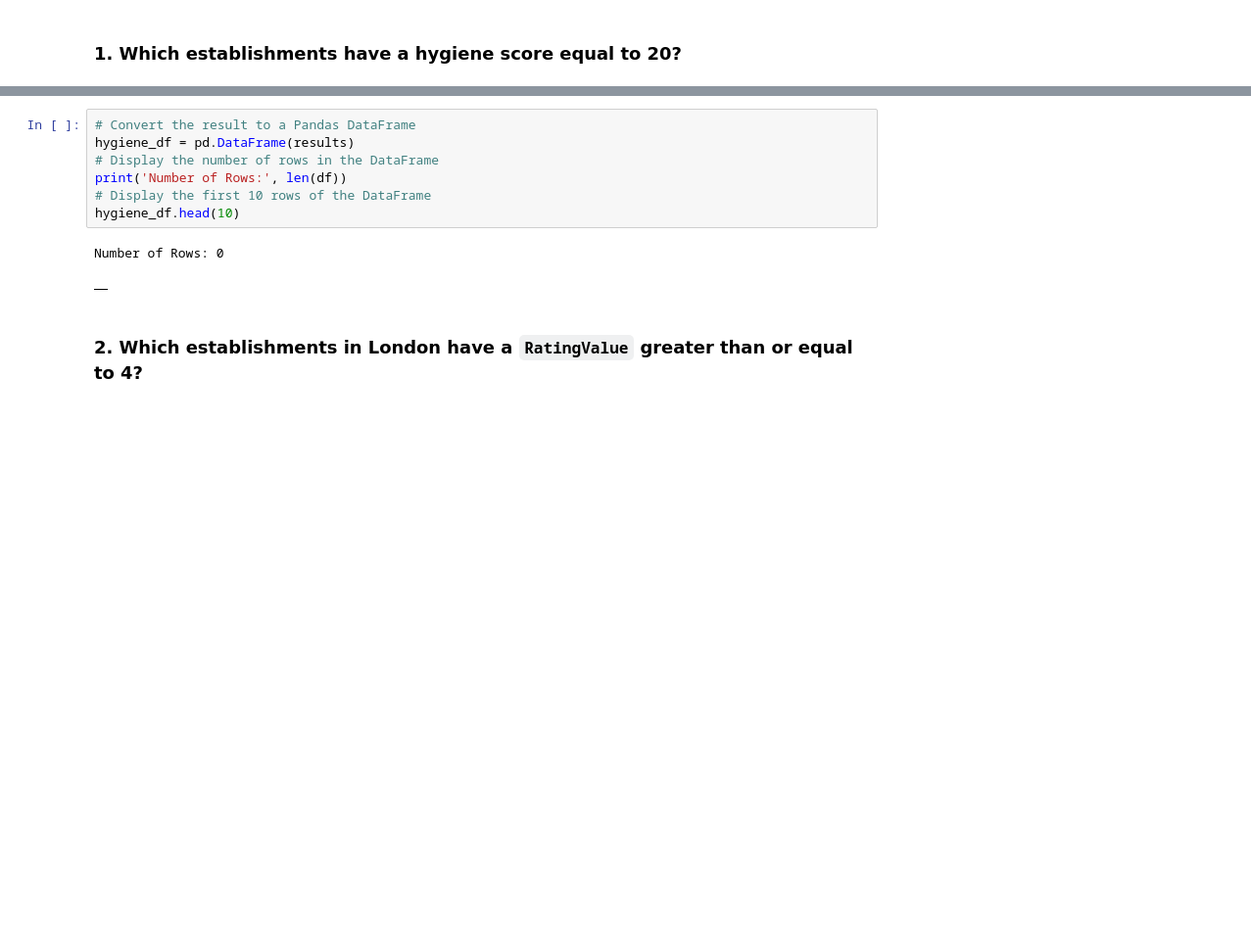
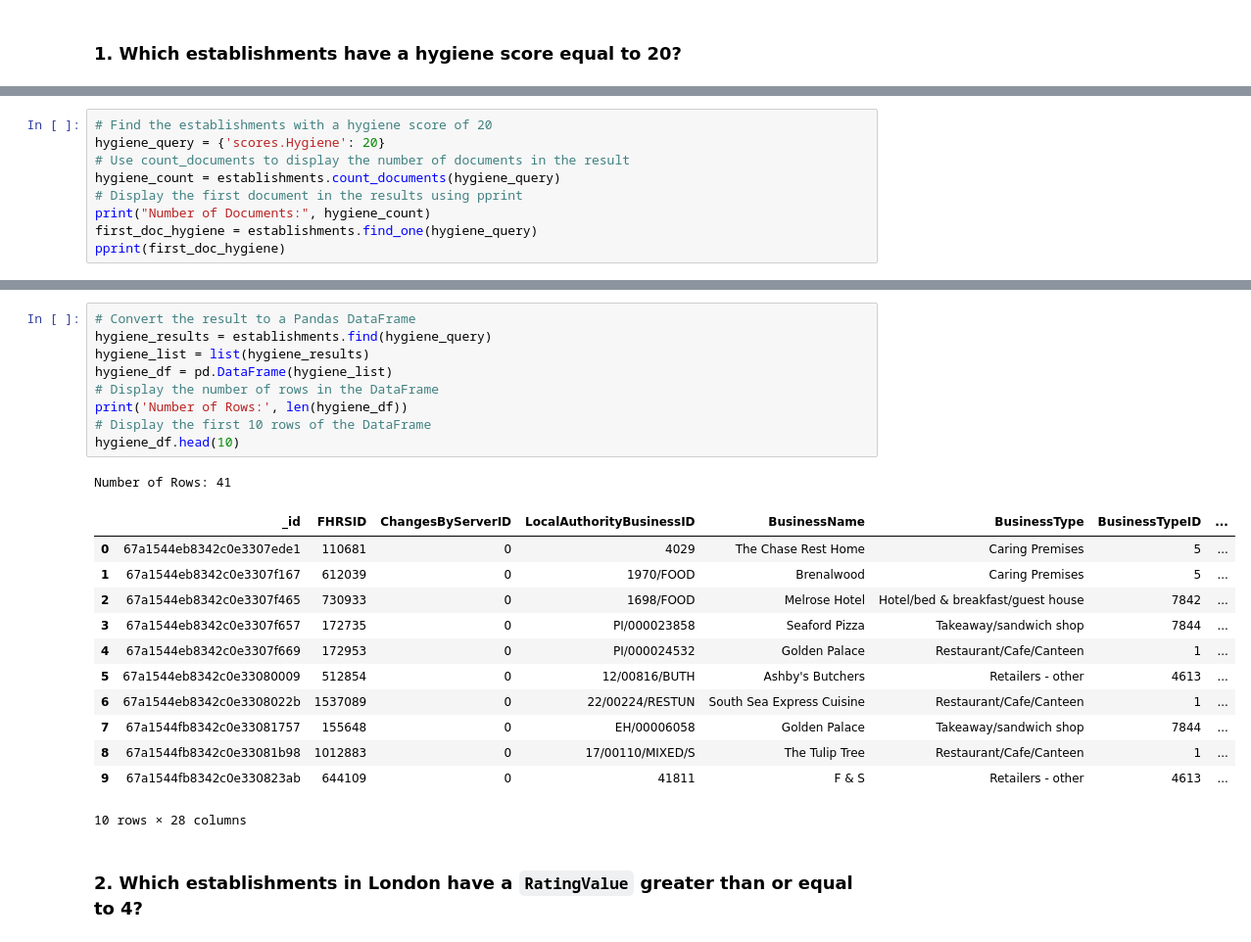
Before and after one commit to henry-lemen/nosql-challenge, a Jupyter notebook: NoSQL_analysis_starter.ipynb, the cells around one changed output, grey strips where cells are left out. Shown: that part at 98% size. Drawn from its saved outputs; the diff is of its cells as text; blank space fills up the shorter version.

```diff
--- a/NoSQL_analysis_starter.ipynb
+++ b/NoSQL_analysis_starter.ipynb
@@ -58,0 +31,9 @@ for x in first_document:
+# %%
+# Find the establishments with a hygiene score of 20
+hygiene_query = {'scores.Hygiene': 20}
+# Use count_documents to display the number of documents in the result
+hygiene_count = establishments.count_documents(hygiene_query)
+# Display the first document in the results using pprint
+print("Number of Documents:", hygiene_count)
+first_doc_hygiene = establishments.find_one(hygiene_query)
+pprint(first_doc_hygiene)
@@ -59,13 +58,26 @@ for x in first_document:
 # %%
 # Convert the result to a Pandas DataFrame
-hygiene_df = pd.DataFrame(results)
+hygiene_results = establishments.find(hygiene_query)
+hygiene_list = list(hygiene_results)
+hygiene_df = pd.DataFrame(hygiene_list)
 # Display the number of rows in the DataFrame
-print('Number of Rows:', len(df))
+print('Number of Rows:', len(hygiene_df))
 # Display the first 10 rows of the DataFrame
 hygiene_df.head(10)
 # %% [output]
-Number of Rows: 0
+Number of Rows: 41
-|  |
+|  | _id | FHRSID | ChangesByServerID | LocalAuthorityBusinessID | BusinessName | BusinessType | BusinessTypeID | ... |
+| 0 | 67a1544eb8342c0e3307ede1 | 110681 | 0 | 4029 | The Chase Rest Home | Caring Premises | 5 | ... |
+| 1 | 67a1544eb8342c0e3307f167 | 612039 | 0 | 1970/FOOD | Brenalwood | Caring Premises | 5 | ... |
+| 2 | 67a1544eb8342c0e3307f465 | 730933 | 0 | 1698/FOOD | Melrose Hotel | Hotel/bed & breakfast/guest house | 7842 | ... |
+| 3 | 67a1544eb8342c0e3307f657 | 172735 | 0 | PI/000023858 | Seaford Pizza | Takeaway/sandwich shop | 7844 | ... |
+| 4 | 67a1544eb8342c0e3307f669 | 172953 | 0 | PI/000024532 | Golden Palace | Restaurant/Cafe/Canteen | 1 | ... |
+| 5 | 67a1544eb8342c0e33080009 | 512854 | 0 | 12/00816/BUTH | Ashby's Butchers | Retailers - other | 4613 | ... |
+| 6 | 67a1544eb8342c0e3308022b | 1537089 | 0 | 22/00224/RESTUN | South Sea Express Cuisine | Restaurant/Cafe/Canteen | 1 | ... |
+| 7 | 67a1544fb8342c0e33081757 | 155648 | 0 | EH/00006058 | Golden Palace | Takeaway/sandwich shop | 7844 | ... |
+| 8 | 67a1544fb8342c0e33081b98 | 1012883 | 0 | 17/00110/MIXED/S | The Tulip Tree | Restaurant/Cafe/Canteen | 1 | ... |
+| 9 | 67a1544fb8342c0e330823ab | 644109 | 0 | 41811 | F & S | Retailers - other | 4613 | ... |
+10 rows × 28 columns
 # %% [markdown]
 ### 2. Which establishments in London have a `RatingValue` greater than or equal to 4?
 # %%
```
Also changed, not shown: parts of 8 cells of this notebook.
